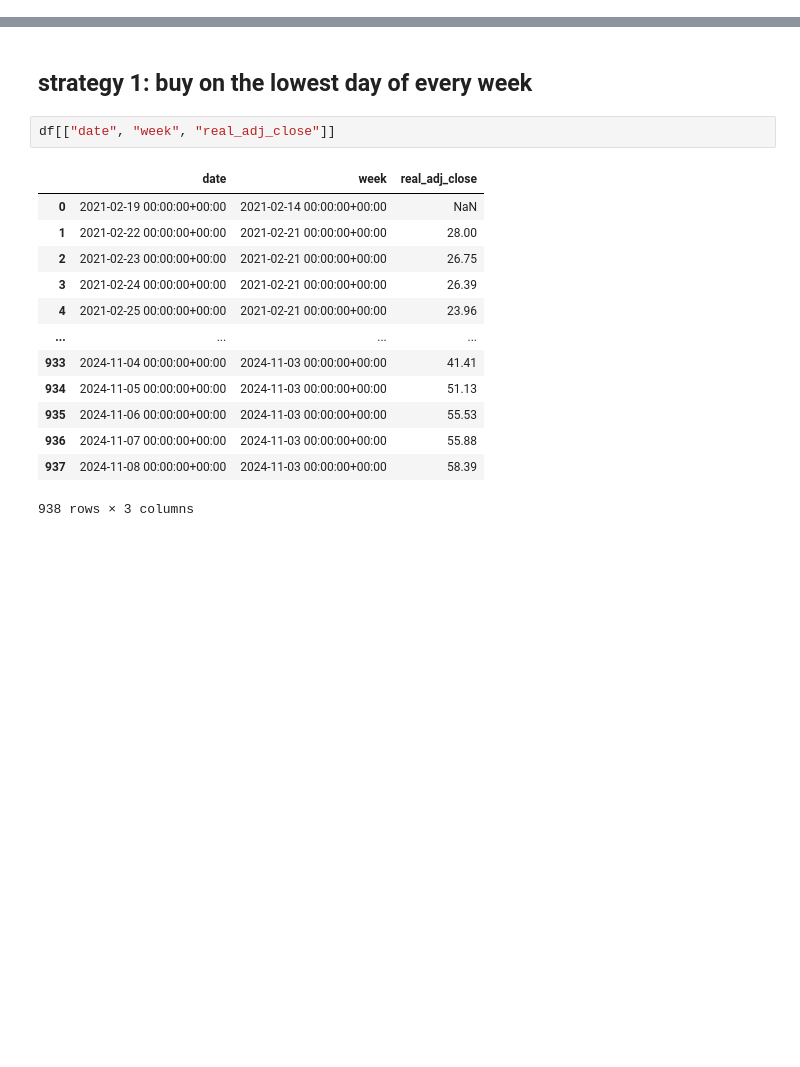
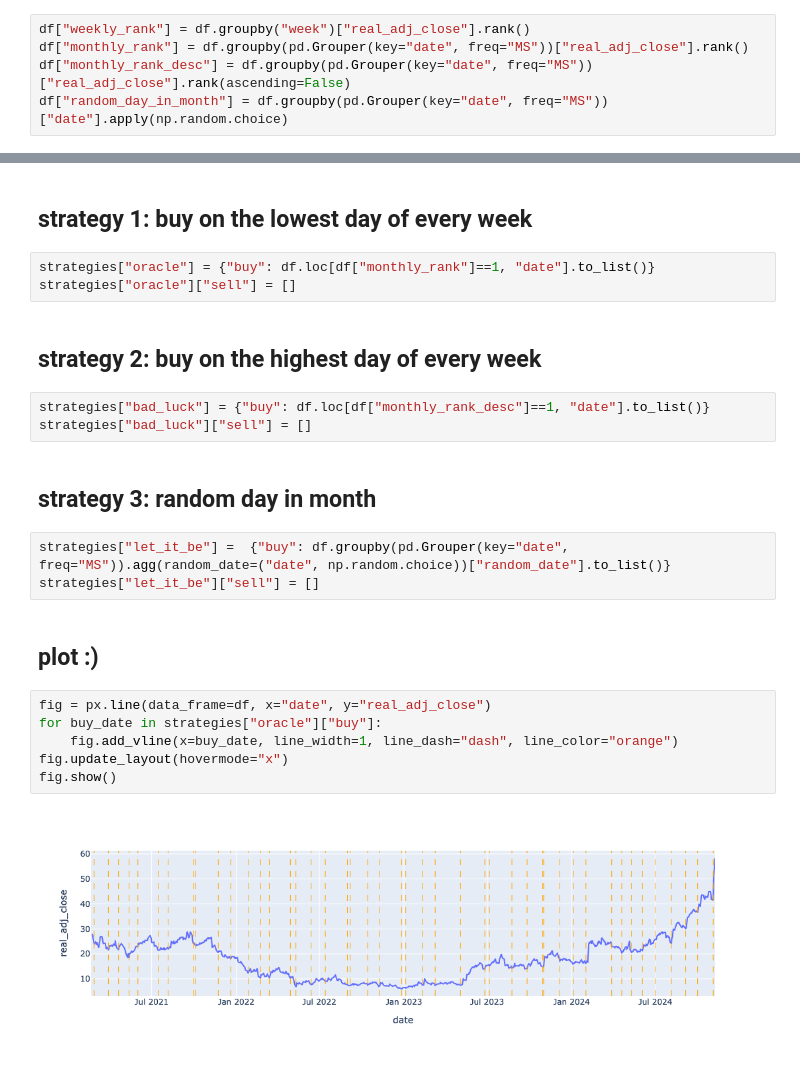
Before and after one commit to jameswalls/what-if, a Jupyter notebook: notebooks/scratch.ipynb, the cells around one changed output, grey strips where cells are left out. Drawn from its saved outputs; the diff is of its cells as text; blank space fills up the shorter version.

Commit message:
Add investment strategies

```diff
--- a/notebooks/scratch.ipynb
+++ b/notebooks/scratch.ipynb
@@ -131,0 +135,5 @@ A strategy is a set of buy/sell timestamps.
+# %%
+df["weekly_rank"] = df.groupby("week")["real_adj_close"].rank()
+df["monthly_rank"] = df.groupby(pd.Grouper(key="date", freq="MS"))["real_adj_close"].rank()
+df["monthly_rank_desc"] = df.groupby(pd.Grouper(key="date", freq="MS"))["real_adj_close"].rank(ascending=False)
+df["random_day_in_month"] = df.groupby(pd.Grouper(key="date", freq="MS"))["date"].apply(np.random.choice)
@@ -132,18 +156,25 @@ A strategy is a set of buy/sell timestamps.
 # %% [markdown]
 ## strategy 1: buy on the lowest day of every week
-# %%
-df[["date", "week", "real_adj_close"]]
-# %% [output]
-|  | date | week | real_adj_close |
-| 0 | 2021-02-19 00:00:00+00:00 | 2021-02-14 00:00:00+00:00 | NaN |
-| 1 | 2021-02-22 00:00:00+00:00 | 2021-02-21 00:00:00+00:00 | 28.00 |
-| 2 | 2021-02-23 00:00:00+00:00 | 2021-02-21 00:00:00+00:00 | 26.75 |
-| 3 | 2021-02-24 00:00:00+00:00 | 2021-02-21 00:00:00+00:00 | 26.39 |
-| 4 | 2021-02-25 00:00:00+00:00 | 2021-02-21 00:00:00+00:00 | 23.96 |
-| ... | ... | ... | ... |
-| 933 | 2024-11-04 00:00:00+00:00 | 2024-11-03 00:00:00+00:00 | 41.41 |
-| 934 | 2024-11-05 00:00:00+00:00 | 2024-11-03 00:00:00+00:00 | 51.13 |
-| 935 | 2024-11-06 00:00:00+00:00 | 2024-11-03 00:00:00+00:00 | 55.53 |
-| 936 | 2024-11-07 00:00:00+00:00 | 2024-11-03 00:00:00+00:00 | 55.88 |
-| 937 | 2024-11-08 00:00:00+00:00 | 2024-11-03 00:00:00+00:00 | 58.39 |
-938 rows × 3 columns
+# %%
+strategies["oracle"] = {"buy": df.loc[df["monthly_rank"]==1, "date"].to_list()}
+strategies["oracle"]["sell"] = []
+# %% [markdown]
+## strategy 2: buy on the highest day of every week
+# %%
+strategies["bad_luck"] = {"buy": df.loc[df["monthly_rank_desc"]==1, "date"].to_list()}
+strategies["bad_luck"]["sell"] = []
+# %% [markdown]
+## strategy 3: random day in month
+# %%
+strategies["let_it_be"] =  {"buy": df.groupby(pd.Grouper(key="date", freq="MS")).agg(random_date=("date", np.random.choice))["random_date"].to_list()}
+strategies["let_it_be"]["sell"] = []
+# %% [markdown]
+## plot :)
+# %%
+fig = px.line(data_frame=df, x="date", y="real_adj_close")
+for buy_date in strategies["oracle"]["buy"]:
+    fig.add_vline(x=buy_date, line_width=1, line_dash="dash", line_color="orange")
+fig.update_layout(hovermode="x")
+fig.show()
+# %% [output]
+[figure, added]
```
Also changed, not shown: parts of 3 cells of this notebook.
